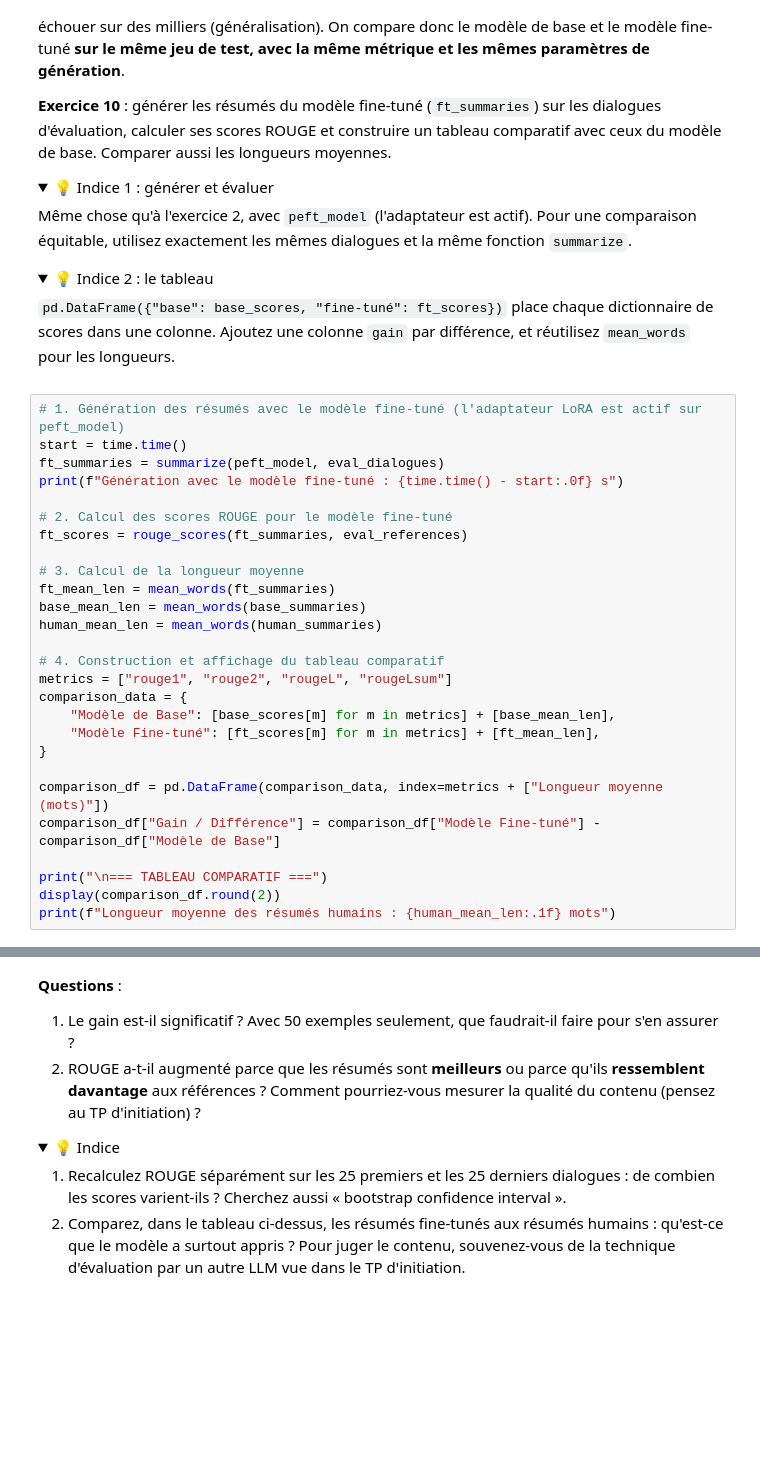
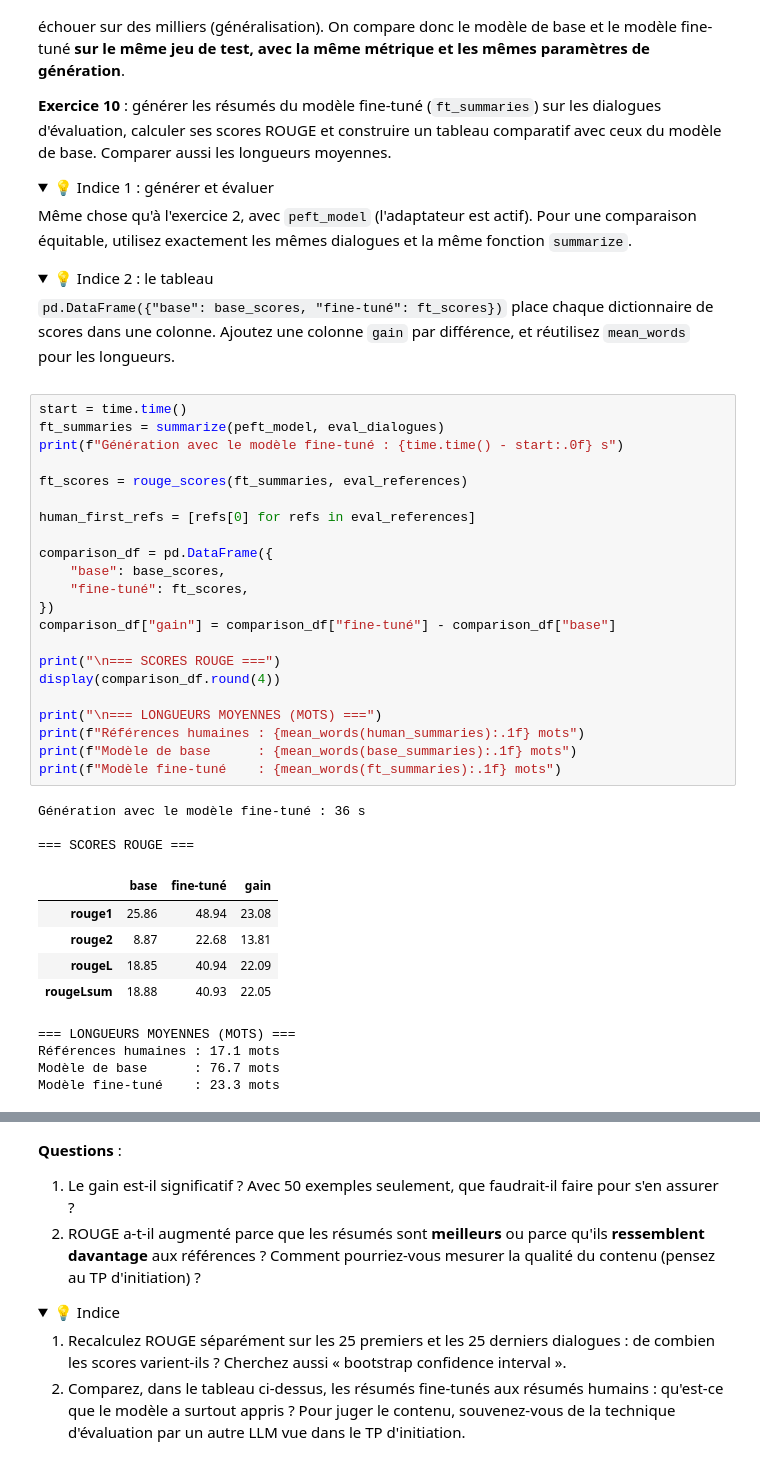
Before and after one commit to JoshuaDixon23/tp-fine-tuning-student-version, a Jupyter notebook: tp-fine-tuning.ipynb, the cells around one changed output, grey strips where cells are left out. Saved outputs shown, nothing was run; the diff lists cells and outputs as text; folded sections open; blank space fills up the shorter version.

```diff
--- a/tp-fine-tuning.ipynb
+++ b/tp-fine-tuning.ipynb
@@ -815,31 +815,39 @@ Même chose qu'à l'exercice 2, avec `peft_model` (l'adaptateur est actif). Pour
 
 </details>
 # %%
-# 1. Génération des résumés avec le modèle fine-tuné (l'adaptateur LoRA est actif sur peft_model)
 start = time.time()
 ft_summaries = summarize(peft_model, eval_dialogues)
 print(f"Génération avec le modèle fine-tuné : {time.time() - start:.0f} s")
 
-# 2. Calcul des scores ROUGE pour le modèle fine-tuné
 ft_scores = rouge_scores(ft_summaries, eval_references)
 
-# 3. Calcul de la longueur moyenne
-ft_mean_len = mean_words(ft_summaries)
-base_mean_len = mean_words(base_summaries)
-human_mean_len = mean_words(human_summaries)
+human_first_refs = [refs[0] for refs in eval_references]
 
-# 4. Construction et affichage du tableau comparatif
-metrics = ["rouge1", "rouge2", "rougeL", "rougeLsum"]
-comparison_data = {
-    "Modèle de Base": [base_scores[m] for m in metrics] + [base_mean_len],
-    "Modèle Fine-tuné": [ft_scores[m] for m in metrics] + [ft_mean_len],
-}
+comparison_df = pd.DataFrame({
+    "base": base_scores,
+    "fine-tuné": ft_scores,
+})
+comparison_df["gain"] = comparison_df["fine-tuné"] - comparison_df["base"]
 
-comparison_df = pd.DataFrame(comparison_data, index=metrics + ["Longueur moyenne (mots)"])
-comparison_df["Gain / Différence"] = comparison_df["Modèle Fine-tuné"] - comparison_df["Modèle de Base"]
+print("\n=== SCORES ROUGE ===")
+display(comparison_df.round(4))
 
-print("\n=== TABLEAU COMPARATIF ===")
-display(comparison_df.round(2))
-print(f"Longueur moyenne des résumés humains : {human_mean_len:.1f} mots")
+print("\n=== LONGUEURS MOYENNES (MOTS) ===")
+print(f"Références humaines : {mean_words(human_summaries):.1f} mots")
+print(f"Modèle de base      : {mean_words(base_summaries):.1f} mots")
+print(f"Modèle fine-tuné    : {mean_words(ft_summaries):.1f} mots")
+# %% [output]
+Génération avec le modèle fine-tuné : 36 s
+
+=== SCORES ROUGE ===
+|  | base | fine-tuné | gain |
+| rouge1 | 25.86 | 48.94 | 23.08 |
+| rouge2 | 8.87 | 22.68 | 13.81 |
+| rougeL | 18.85 | 40.94 | 22.09 |
+| rougeLsum | 18.88 | 40.93 | 22.05 |
+=== LONGUEURS MOYENNES (MOTS) ===
+Références humaines : 17.1 mots
+Modèle de base      : 76.7 mots
+Modèle fine-tuné    : 23.3 mots
 # %%
 pd.DataFrame({"humain": human_first_refs, "base": base_summaries, "fine-tuné": ft_summaries}).head(5)
```
Also changed, not shown: parts of 16 cells of this notebook.
